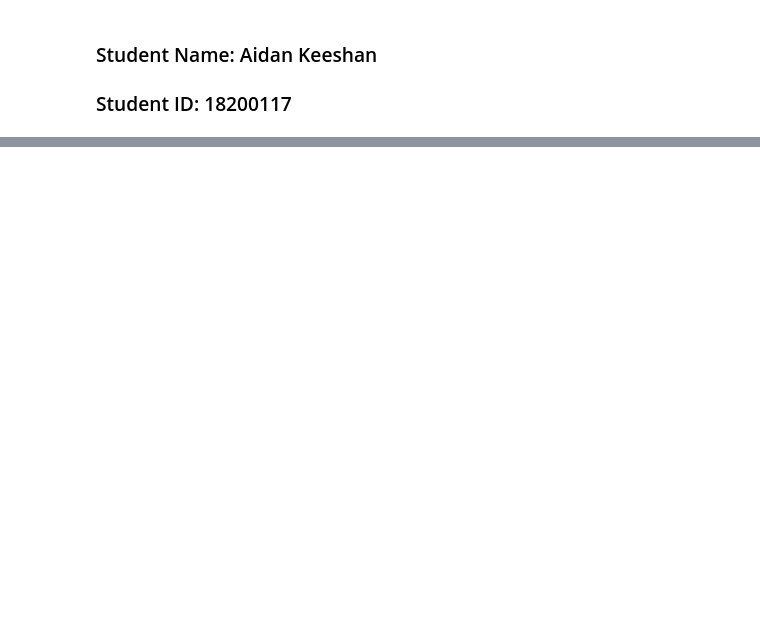
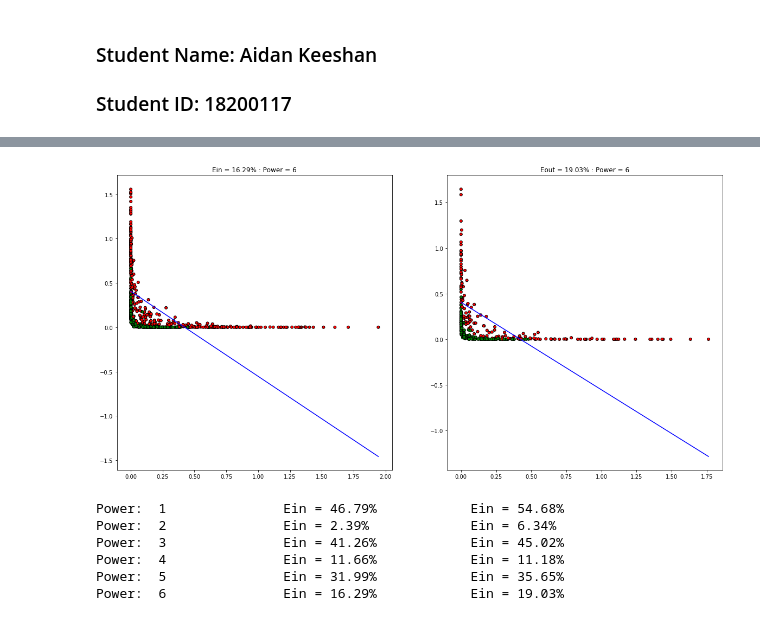
Before and after one commit to vipulpopat/MSCAI_Sem1_Etivity3, a Jupyter notebook: Etivity3_18200117_LinearClassification.ipynb, the cells around one changed output, grey strips where cells are left out. Drawn from its saved outputs; the diff is of its cells as text; code cells hidden in the pictures; blank space fills up the shorter version.

```diff
--- a/Etivity3_18200117_LinearClassification.ipynb
+++ b/Etivity3_18200117_LinearClassification.ipynb
@@ -86,0 +95,17 @@ run_reg(X,y,3)
+# %%
+run_reg(X,y,6)
+# %% [output]
+[figure, added]
+# %%
+for i in range(len(run_stats)):
+    if i % 2 == 0:
+        print ("\x1b[31mPower:  {}\t\tEin = {:.2%}\t\tEin = {:.2%}\x1b[0m".format(run_stats[i][0],run_stats[i][1],run_stats[i][2]))
+    else:
+        print ("\x1b[32mPower:  {}\t\tEin = {:.2%}\t\tEin = {:.2%}\x1b[0m".format(run_stats[i][0],run_stats[i][1],run_stats[i][2]))
+# %% [output]
+Power:  1               Ein = 46.79%            Ein = 54.68%
+Power:  2               Ein = 2.39%             Ein = 6.34%
+Power:  3               Ein = 41.26%            Ein = 45.02%
+Power:  4               Ein = 11.66%            Ein = 11.18%
+Power:  5               Ein = 31.99%            Ein = 35.65%
+Power:  6               Ein = 16.29%            Ein = 19.03%
```
Also changed, not shown: parts of 12 cells of this notebook.
